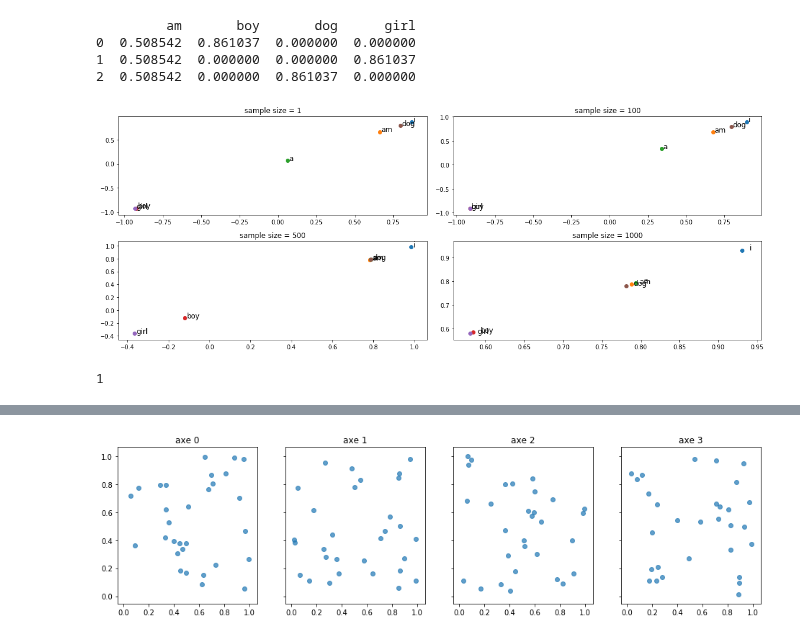
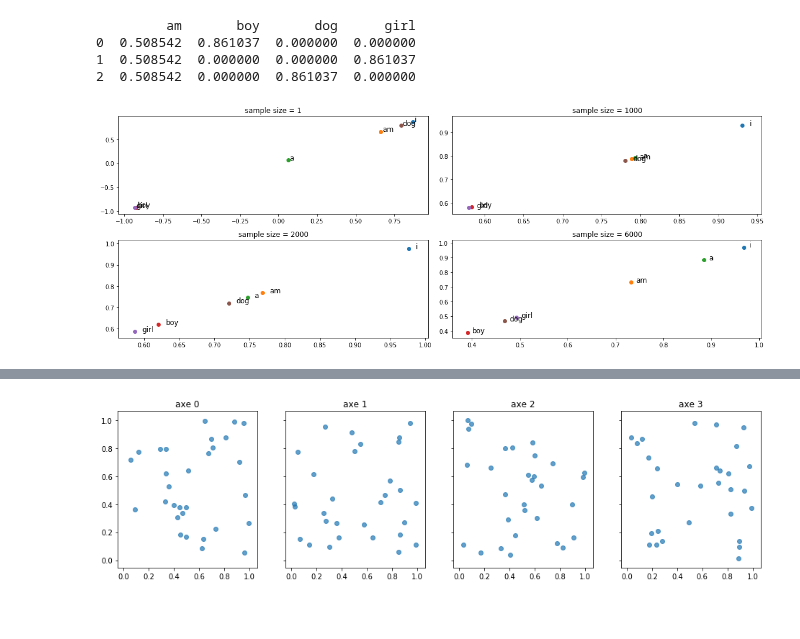
Before and after one commit to frhyme/frhyme.github.io, a Jupyter notebook: _posts/personal_ipynb/word_embedding(180510).ipynb, the cells around one changed output, grey strips where cells are left out. Cells and saved outputs as stored; diff of their text form; code cells hidden in the pictures.

Commit message:
nltk

```diff
--- a/_posts/personal_ipynb/word_embedding(180510).ipynb
+++ b/_posts/personal_ipynb/word_embedding(180510).ipynb
@@ -1,5 +0,0 @@
-# %%
-## singularize
-from inflection import singularize
-for w in ['data', 'people', 'cs']:
-    print("{} ==> {}".format(w, singularize(w)))
@@ -9,0 +90,15 @@ cs ==> c
+# %%
+"""
+둘 다 nltk.stem 아래에 있는 것을 보면 알 수 있듯이 이는 일종의 단어 가지치기 기법이다.
+lemmatize: 결과가 실제로 있는 단어.
+stemming: 결과가 실제로 없는 단어일 수 있음.
+사실 singularize가 필요없는 것이, 오히려 lemmatize를 하는 것이 더 좋을 수 있기 때문임. 하지만 복합어에 대해서는 처리를 못해줌.
+복합어일 경우에는 이를 split 한 다음 lemmatize를 먹이고 다시 합쳐주는 작업을 해야 하는 것으로 보임.
+"""
+from nltk.stem import WordNetLemmatizer, PorterStemmer
+lemmatizer = WordNetLemmatizer()
+stemmer = PorterStemmer()
+for w in ['increases', 'plays', 'business processes', 'business']:
+    print("word: '{}', stemming ==> '{}', lemmatize ==> '{}'".format(w, stemmer.stem(w),
+                                                               lemmatizer.lemmatize(w)
+                                                              ))
@@ -67,8 +167,6 @@ print( make_tfidf_df(sent_lst) )
 1  0.508542  0.000000  0.000000  0.861037
 2  0.508542  0.000000  0.861037  0.000000
 # %%
-from gensim.models.word2vec import Word2Vec
-
 
 """
 """
@@ -83,47 +181,34 @@ print(model.wv.most_similar('boy'))
 """
 
 # using tsne and visualization
 """
 # actor + she - actress
 print(model.wv.most_similar(positive=['actor', 'she'], negative='actress', topn=1))
 # actress + he - actor
 print(model.wv.most_similar(positive=['actress', 'he'], negative='actor', topn=1))
 """
-
-sent_lst = ["I am a boy", "I am a girl", "I am a dog"]*10
-sent_split_lst = map(lambda s: list(s.lower().split(" ")), sent_lst)
-
-model = Word2Vec(list(sent_split_lst),
-                 size=2, # word2vec은 뉴럴넷을 활용해 학습하는 형태인데, 최종 layer size, 벡터 사이즈
-                 window = 3, # 앞뒤 문 맥을 몇 window size까지 파악할 것인가?
-                 min_count=1 # vocab는 최소한 count 몇 이상인 워드들로 구성할 것인가?
-                )
-model.init_sims(replace=True)# 학습 완료 후, 필요없는 메모리 삭제
-
+from gensim.models.word2vec import Word2Vec
 import matplotlib.pyplot as plt
 """
 3차원으로 변경하여 보여주는 것도 괜찮을 것 같은데 흠.
 """
 f, axes = plt.subplots(2, 2, sharex=False, sharey=False)
 f.set_size_inches((16, 6))
 for i in range(0, 2):
     for j in range(0, 2):
-        sample_n = [1, 100, 500, 1000][i*2+j]
+        sample_n = [1, 1000, 2000, 6000][i*2+j]
         sent_lst = ["I am a boy", "I am a girl", "I am a dog"]*sample_n
         sent_split_lst = map(lambda s: list(s.lower().split(" ")), sent_lst)
 
         model = Word2Vec(list(sent_split_lst), size=2, window = 3, min_count=1)
         model.init_sims(replace=True)# 학습 완료 후, 필요없는 메모리 삭제
 
         for x, y, t in ((model.wv.get_vector(w)[0], model.wv.get_vector(w)[0], w) for w in model.wv.index2entity):
             axes[i][j].scatter(x, y, cmap=plt.cm.rainbow)
             axes[i][j].text(x+0.01, y, t, fontsize=12)
             axes[i][j].set_title("sample size = {}".format(sample_n))
 f.tight_layout()# 그냥 이걸로 다 해결되었다.
+plt.savefig('../../assets/images/markdown_img/word_embedding_subplot_20180515.svg')
 plt.show()
 # %% [output]
-[figure, old version]
+[figure, new version]
-# %%
-[1, 100, 500, 1000][0]
-# %% [output]
-1
```
Also changed, not shown: parts of 8 cells of this notebook, 4 other files.
